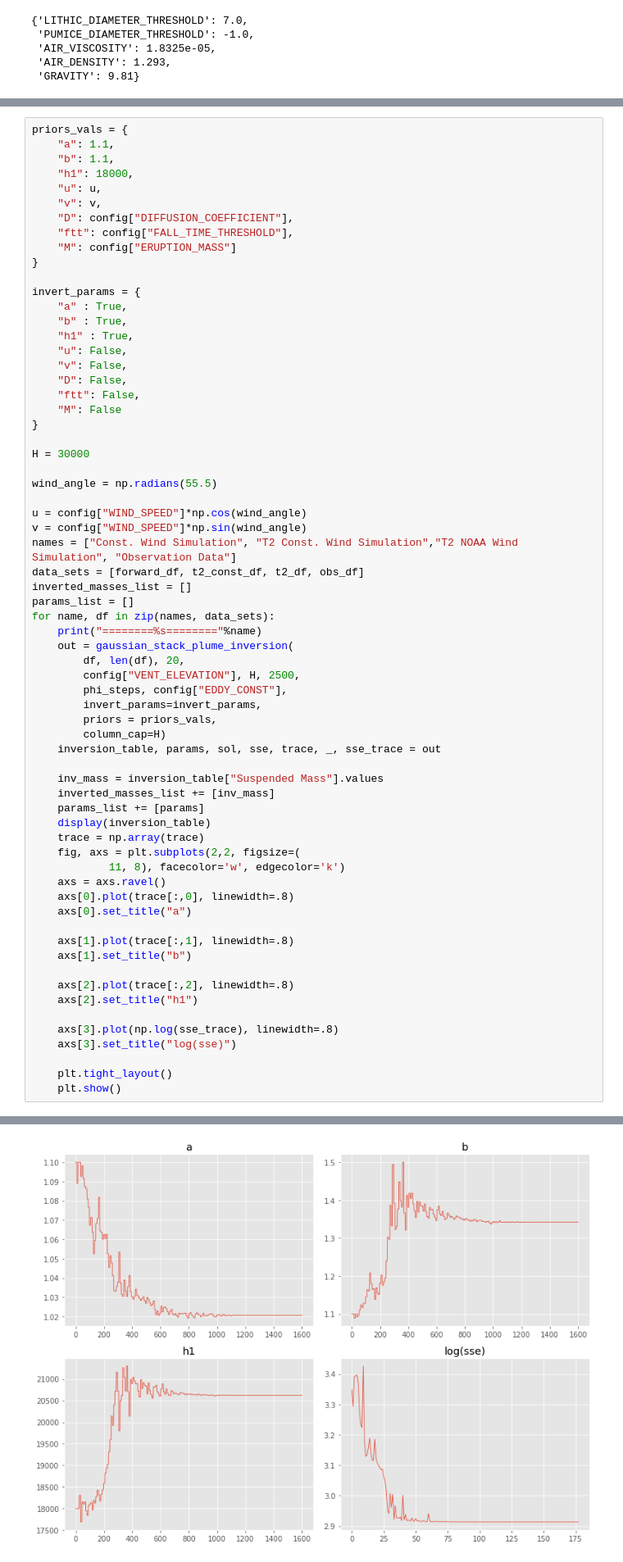
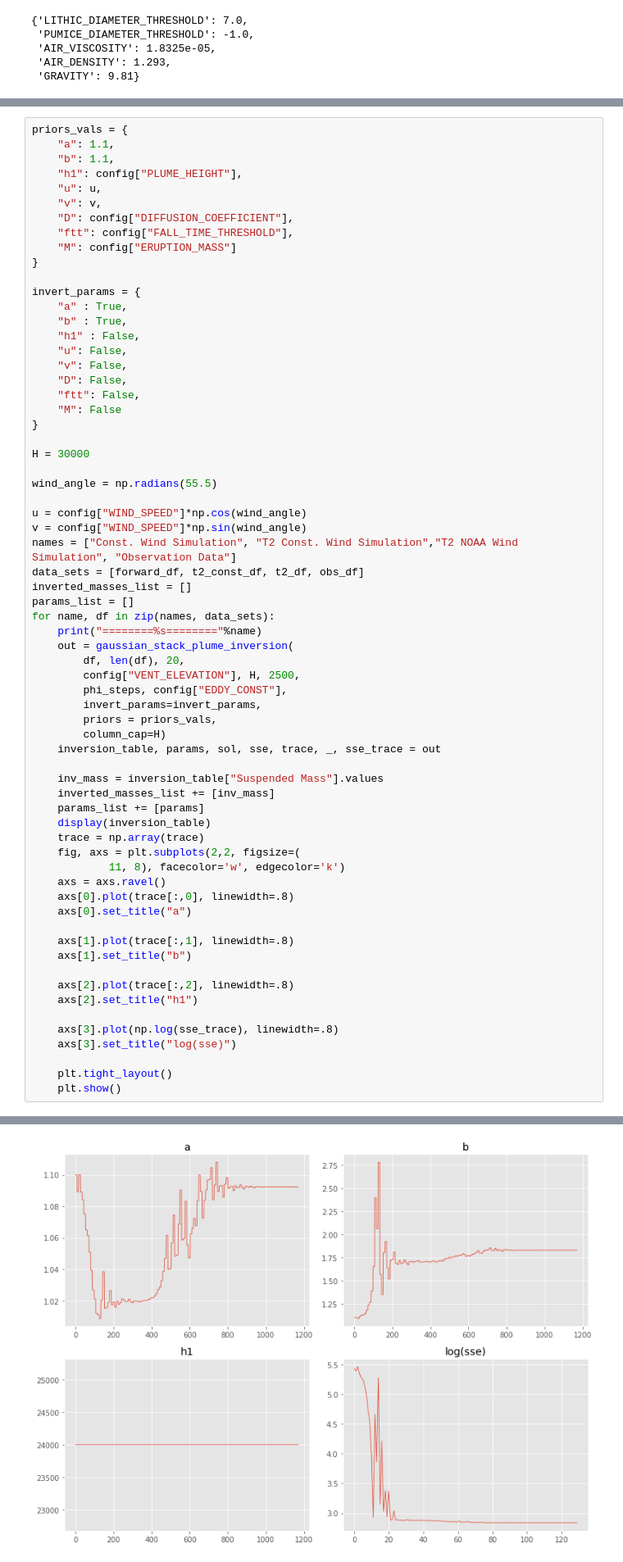
Before and after one commit to nmostert/inversion_project, a Jupyter notebook: Colima_Inversion_Examples.ipynb, the cells around one changed output, grey strips where cells are left out. Shown at 82% size. Drawn from its saved outputs; the diff is of its cells as text.

```diff
--- a/Colima_Inversion_Examples.ipynb
+++ b/Colima_Inversion_Examples.ipynb
@@ -328,7 +328,7 @@ plt.show()
 priors_vals = {
     "a": 1.1,
     "b": 1.1,
-    "h1": 18000,
+    "h1": config["PLUME_HEIGHT"],
     "u": u,
     "v": v,
     "D": config["DIFFUSION_COEFFICIENT"],
@@ -339,7 +339,7 @@ priors_vals = {
 invert_params = {
     "a" : True,
     "b" : True,
-    "h1" : True,
+    "h1" : False,
     "u": False,
     "v": False,
     "D": False,
@@ -435,8 +435,8 @@ SSE: 18.416121095673986
 | ... | ... | ... |
 | 15 | 24,617 | 0 |
 | 16 | 25,962.8 | 0 |
 | 17 | 27,308.5 | 0 |
 | 18 | 28,654.2 | 0 |
 | 19 | 30,000 | 0 |
-[figure, old version]
+[figure, new version]
 ========T2 NOAA Wind Simulation========
```
Also changed, not shown: parts of 7 cells of this notebook, 14 other files.
